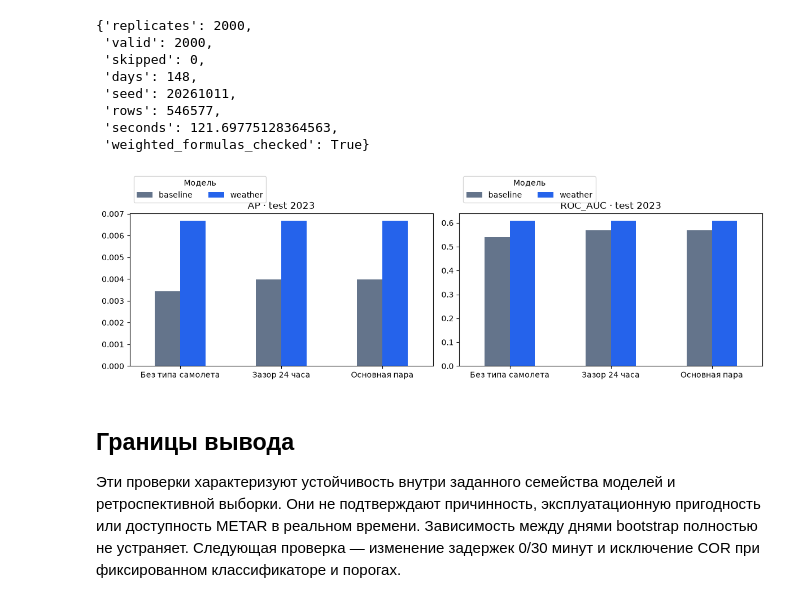
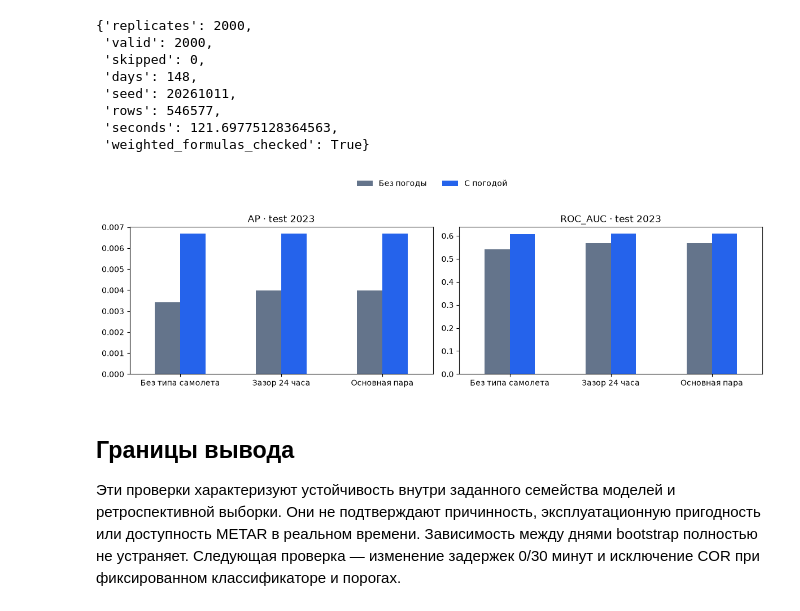
Before and after one commit to steptovictory-dev/Approach-Risk-ver.-1.0, a Jupyter notebook: research/weather-model-comparison/notebooks/05_model_sensitivity.ipynb, the cells around one changed output. Saved outputs shown, nothing was run; the diff lists cells and outputs as text; code cells hidden in the pictures.

Commit message:
Reserve separate space for shared sensitivity chart legend

```diff
--- a/research/weather-model-comparison/notebooks/05_model_sensitivity.ipynb
+++ b/research/weather-model-comparison/notebooks/05_model_sensitivity.ipynb
@@ -56,17 +56,19 @@ display(json.loads((BASE/'reports/05_bootstrap_manifest.json').read_text()))
 # %%
 fig,axes=plt.subplots(1,2,figsize=(12,4))
 for ax,metric in zip(axes,['AP','ROC_AUC']):
     summary.pivot(index='scenario',columns='model',values=metric).plot.bar(ax=ax,rot=0,color=['#64748b','#2563eb'])
     ax.set_title(metric+' · test 2023');ax.set_xlabel('')
-    ax.legend(title='Модель',loc='upper left',bbox_to_anchor=(0,1.27),ncol=2)
-fig.tight_layout()
+    ax.get_legend().remove()
+handles,labels=axes[0].get_legend_handles_labels()
+fig.legend(handles,['Без погоды','С погодой'],loc='upper center',bbox_to_anchor=(.5,.99),ncol=2,frameon=False)
+fig.tight_layout(rect=(0,0,1,.84))
 for ext in ['png','svg']:
     path=BASE/f'figures/05_sensitivity_comparison.{ext}'
     fig.savefig(path,dpi=160,bbox_inches='tight')
     if ext=='svg':path.write_text('\n'.join(s.rstrip() for s in path.read_text(encoding='utf8').splitlines())+'\n',encoding='utf8')
 plt.show()
 # %% [output]
-[figure, old version]
+[figure, new version]
 # %% [markdown]
 ## Границы вывода
 
```
Also changed, not shown: 3 other files.
